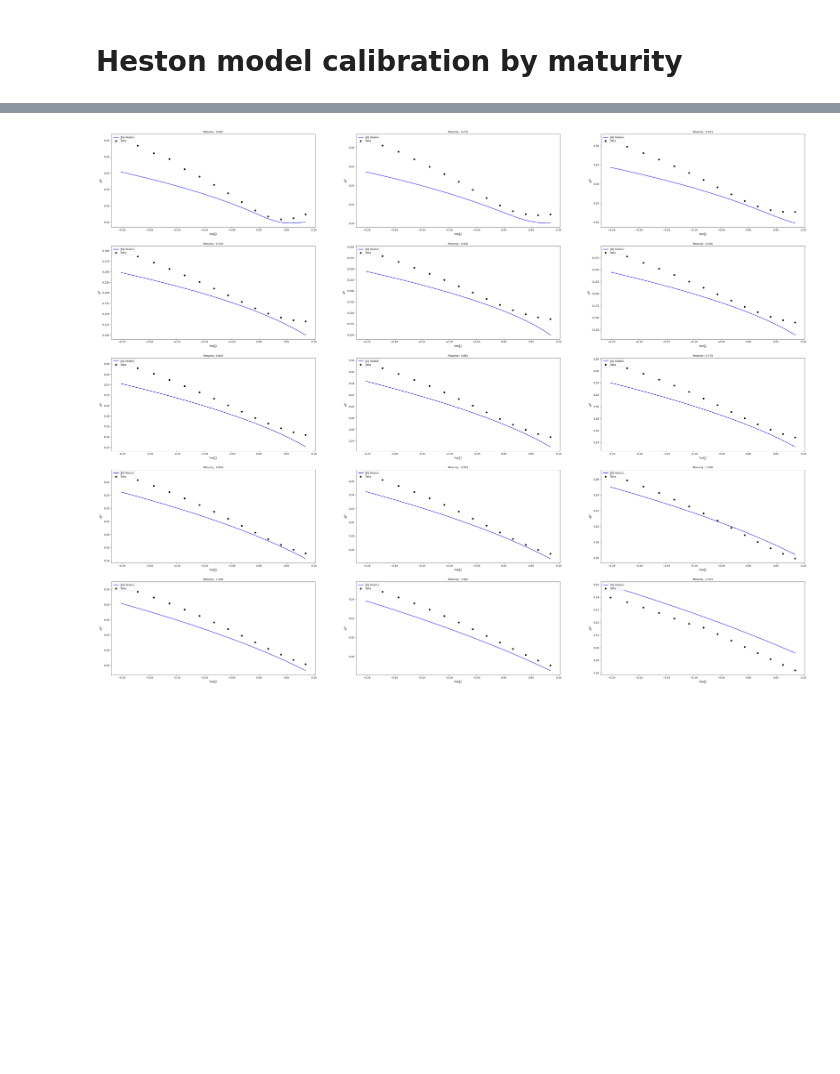
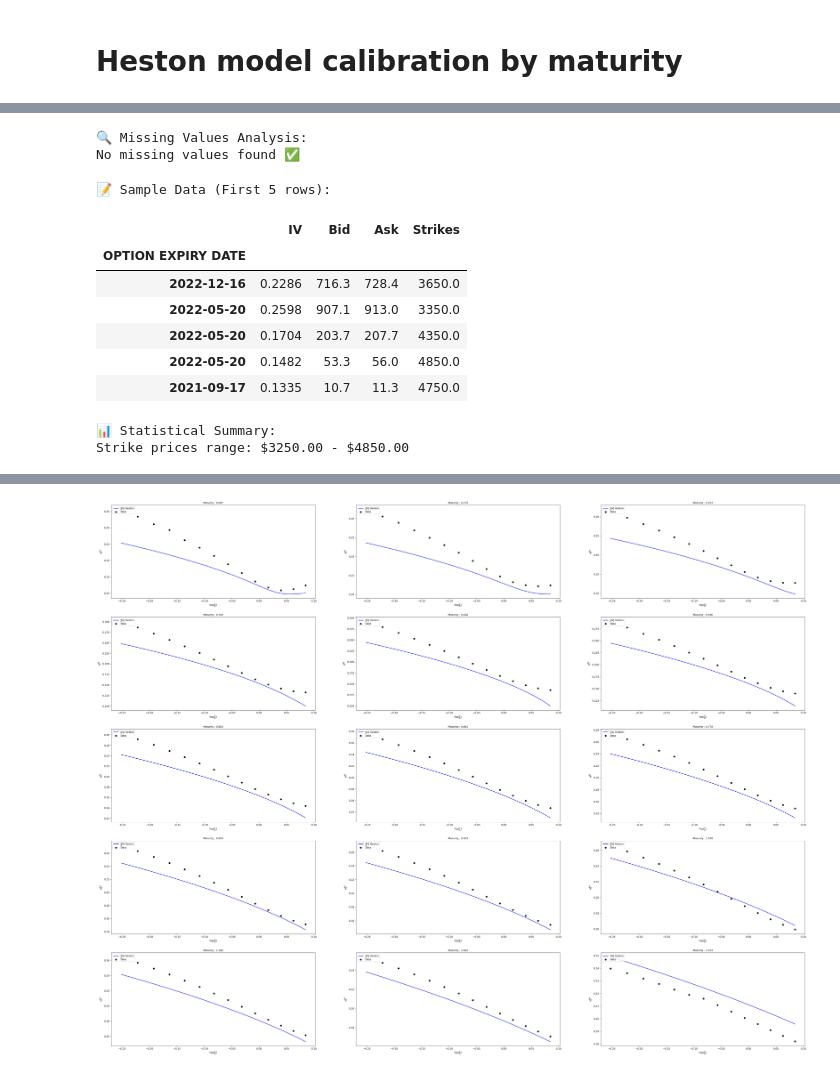
Before and after one commit to EM51641/Master-Thesis-, a Jupyter notebook: Code/Calibration by maturities for stochastic volatility models .ipynb, the cells around one changed output, grey strips where cells are left out. Drawn from its saved outputs; the diff is of its cells as text; code cells hidden in the pictures; blank space fills up the shorter version.

```diff
--- a/Code/Calibration by maturities for stochastic volatility models .ipynb
+++ b/Code/Calibration by maturities for stochastic volatility models .ipynb
@@ -106,0 +82,39 @@ prices = (L.groupby(['TTM','Strikes']).mean())['Mid Price'].values
+# %%
+# %%
+# Check for missing values
+print("\n🔍 Missing Values Analysis:")
+missing_values = options_market_data.isnull().sum()
+print(missing_values[missing_values > 0] if missing_values.sum() > 0 else "No missing values found ✅")
+# %% [output]
+🔍 Missing Values Analysis:
+No missing values found ✅
+# %%
+print("\n📝 Sample Data (First 5 rows):")
+display(options_market_data.head())
+# %% [output]
+📝 Sample Data (First 5 rows):
+|  | IV | Bid | Ask | Strikes |
+| OPTION EXPIRY DATE |  |  |  |  |
+| 2022-12-16 | 0.2286 | 716.3 | 728.4 | 3650.0 |
+| 2022-05-20 | 0.2598 | 907.1 | 913.0 | 3350.0 |
+| 2022-05-20 | 0.1704 | 203.7 | 207.7 | 4350.0 |
+| 2022-05-20 | 0.1482 | 53.3 | 56.0 | 4850.0 |
+| 2021-09-17 | 0.1335 | 10.7 | 11.3 | 4750.0 |
+# %%
+print("\n📊 Statistical Summary:")
+if 'Strikes' in options_market_data.columns:
+    print(f"Strike prices range: ${options_market_data['Strikes'].min():.2f} - ${options_market_data['Strikes'].max():.2f}")
+
+if 'Implied Volatility' in options_market_data.columns:
+    iv_stats = options_market_data['Implied Volatility'].describe()
+    print(f"Implied Volatility stats:")
+    print(f"  Mean: {iv_stats['mean']:.4f}")
+    print(f"  Range: {iv_stats['min']:.4f} - {iv_stats['max']:.4f}")
+
+if 'TTM' in options_market_data.columns:
+    ttm_stats = options_market_data['TTM'].describe()
+    print(f"Time to Maturity (days):")
+    print(f"  Range: {ttm_stats['min']:.0f} - {ttm_stats['max']:.0f} days")
+# %% [output]
+📊 Statistical Summary:
+Strike prices range: $3250.00 - $4850.00
```
Also changed, not shown: parts of 28 cells of this notebook, 5 other files.
